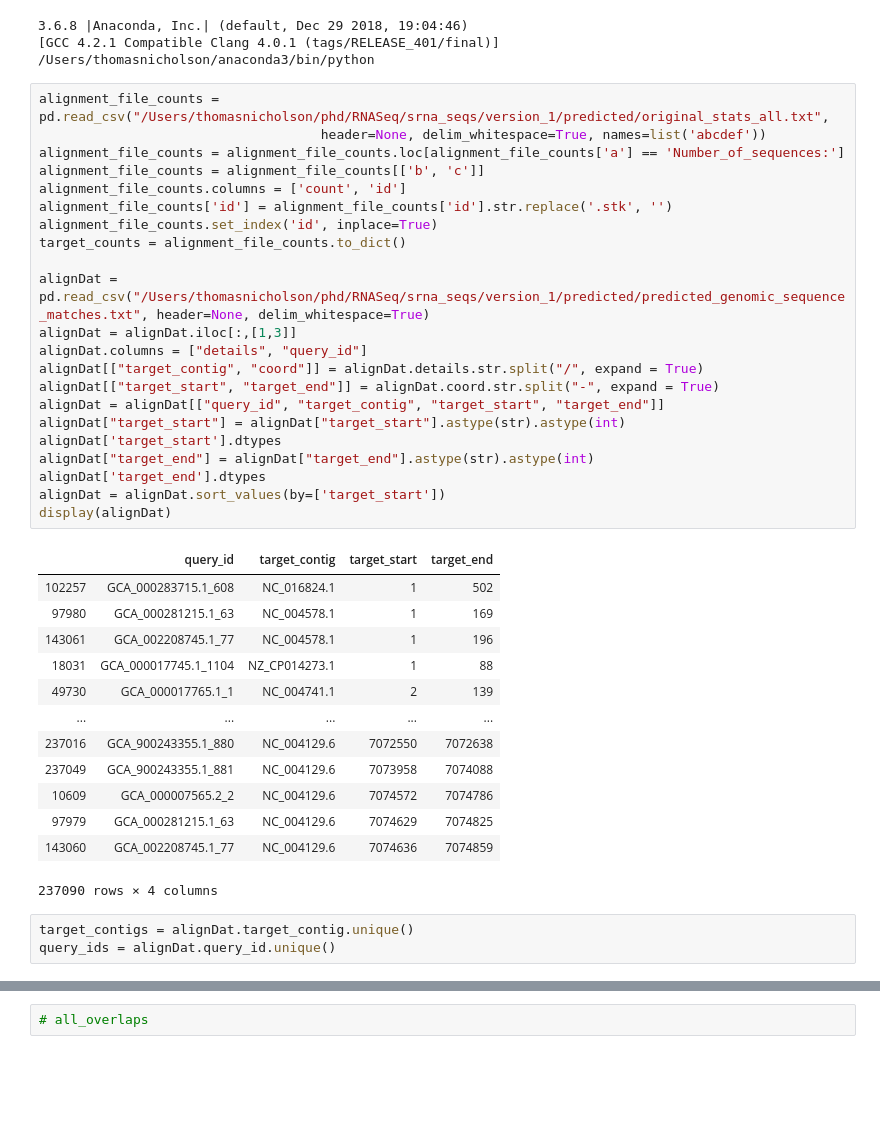
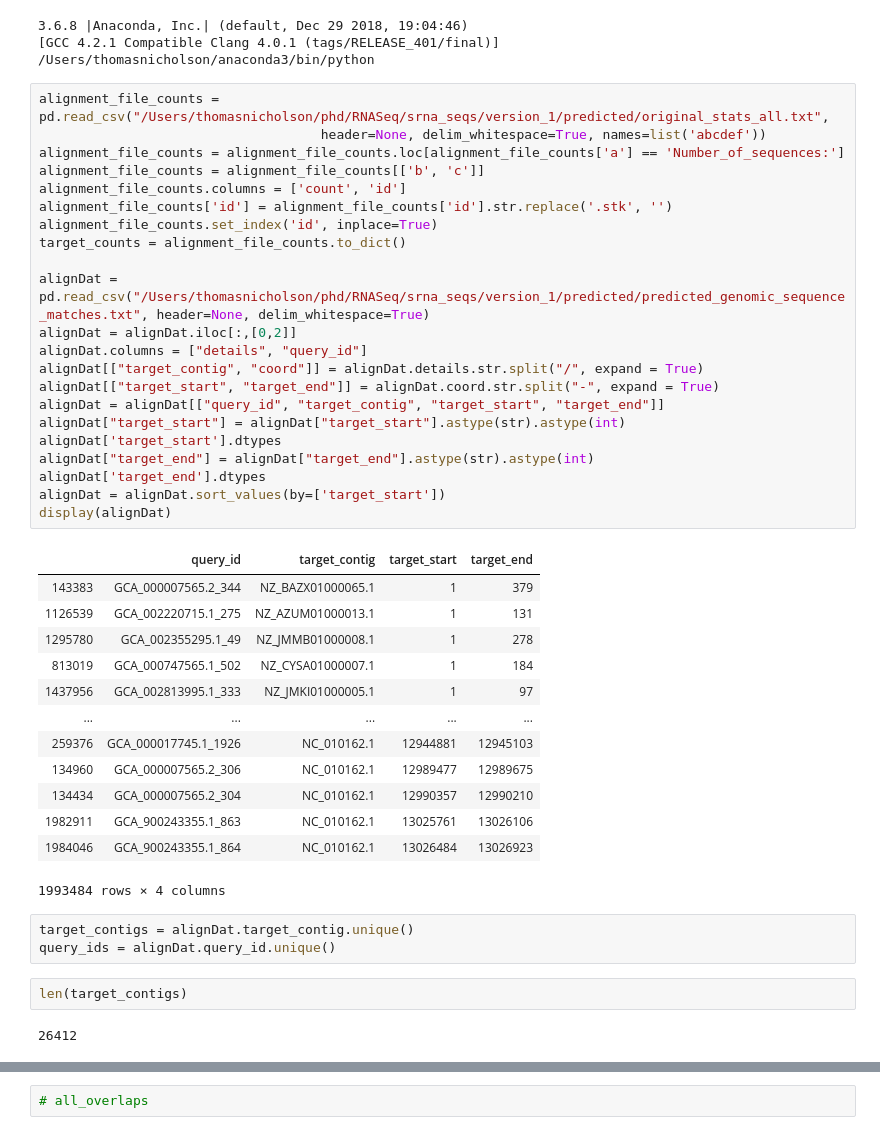
Before and after one commit to TJN25/python_git, a Jupyter notebook: merging__predicted_sRNAs.ipynb, the cells around one changed output, grey strips where cells are left out. Drawn from its saved outputs; the diff is of its cells as text; blank space fills up the shorter version.

```diff
--- a/merging__predicted_sRNAs.ipynb
+++ b/merging__predicted_sRNAs.ipynb
@@ -18,40 +18,44 @@ print(sys.executable)
 # %%
 alignment_file_counts = pd.read_csv("/Users/thomasnicholson/phd/RNASeq/srna_seqs/version_1/predicted/original_stats_all.txt",
                                     header=None, delim_whitespace=True, names=list('abcdef'))
 alignment_file_counts = alignment_file_counts.loc[alignment_file_counts['a'] == 'Number_of_sequences:']
 alignment_file_counts = alignment_file_counts[['b', 'c']]
 alignment_file_counts.columns = ['count', 'id']
 alignment_file_counts['id'] = alignment_file_counts['id'].str.replace('.stk', '')
 alignment_file_counts.set_index('id', inplace=True)
 target_counts = alignment_file_counts.to_dict()
 
 alignDat = pd.read_csv("/Users/thomasnicholson/phd/RNASeq/srna_seqs/version_1/predicted/predicted_genomic_sequence_matches.txt", header=None, delim_whitespace=True)
-alignDat = alignDat.iloc[:,[1,3]]
+alignDat = alignDat.iloc[:,[0,2]]
 alignDat.columns = ["details", "query_id"]
 alignDat[["target_contig", "coord"]] = alignDat.details.str.split("/", expand = True)
 alignDat[["target_start", "target_end"]] = alignDat.coord.str.split("-", expand = True)
 alignDat = alignDat[["query_id", "target_contig", "target_start", "target_end"]]
 alignDat["target_start"] = alignDat["target_start"].astype(str).astype(int)
 alignDat['target_start'].dtypes
 alignDat["target_end"] = alignDat["target_end"].astype(str).astype(int)
 alignDat['target_end'].dtypes
 alignDat = alignDat.sort_values(by=['target_start'])
 display(alignDat)
 # %% [output]
 |  | query_id | target_contig | target_start | target_end |
-| 102257 | GCA_000283715.1_608 | NC_016824.1 | 1 | 502 |
-| 97980 | GCA_000281215.1_63 | NC_004578.1 | 1 | 169 |
-| 143061 | GCA_002208745.1_77 | NC_004578.1 | 1 | 196 |
-| 18031 | GCA_000017745.1_1104 | NZ_CP014273.1 | 1 | 88 |
-| 49730 | GCA_000017765.1_1 | NC_004741.1 | 2 | 139 |
+| 143383 | GCA_000007565.2_344 | NZ_BAZX01000065.1 | 1 | 379 |
+| 1126539 | GCA_002220715.1_275 | NZ_AZUM01000013.1 | 1 | 131 |
+| 1295780 | GCA_002355295.1_49 | NZ_JMMB01000008.1 | 1 | 278 |
+| 813019 | GCA_000747565.1_502 | NZ_CYSA01000007.1 | 1 | 184 |
+| 1437956 | GCA_002813995.1_333 | NZ_JMKI01000005.1 | 1 | 97 |
 | ... | ... | ... | ... | ... |
-| 237016 | GCA_900243355.1_880 | NC_004129.6 | 7072550 | 7072638 |
-| 237049 | GCA_900243355.1_881 | NC_004129.6 | 7073958 | 7074088 |
-| 10609 | GCA_000007565.2_2 | NC_004129.6 | 7074572 | 7074786 |
-| 97979 | GCA_000281215.1_63 | NC_004129.6 | 7074629 | 7074825 |
-| 143060 | GCA_002208745.1_77 | NC_004129.6 | 7074636 | 7074859 |
+| 259376 | GCA_000017745.1_1926 | NC_010162.1 | 12944881 | 12945103 |
+| 134960 | GCA_000007565.2_306 | NC_010162.1 | 12989477 | 12989675 |
+| 134434 | GCA_000007565.2_304 | NC_010162.1 | 12990357 | 12990210 |
+| 1982911 | GCA_900243355.1_863 | NC_010162.1 | 13025761 | 13026106 |
+| 1984046 | GCA_900243355.1_864 | NC_010162.1 | 13026484 | 13026923 |
-237090 rows × 4 columns
+1993484 rows × 4 columns
 # %%
 target_contigs = alignDat.target_contig.unique()
 query_ids = alignDat.query_id.unique()
+# %%
+len(target_contigs)
+# %% [output]
+26412
 # %%
```
Also changed, not shown: parts of 17 cells of this notebook, 8 other files.
